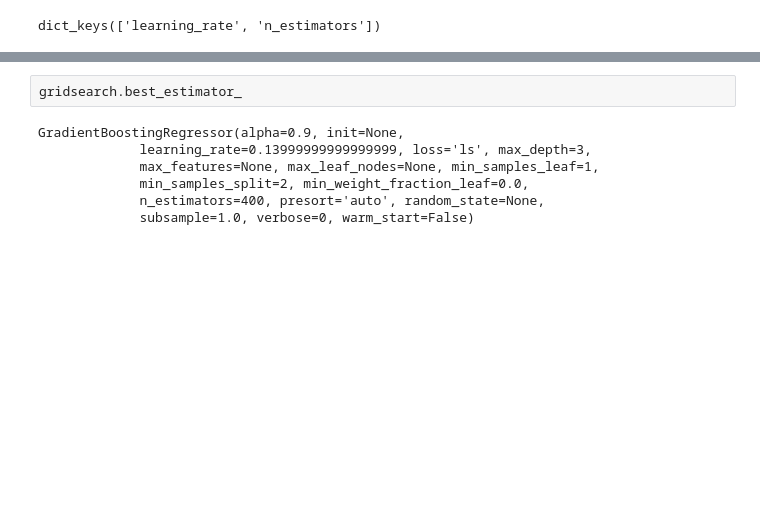
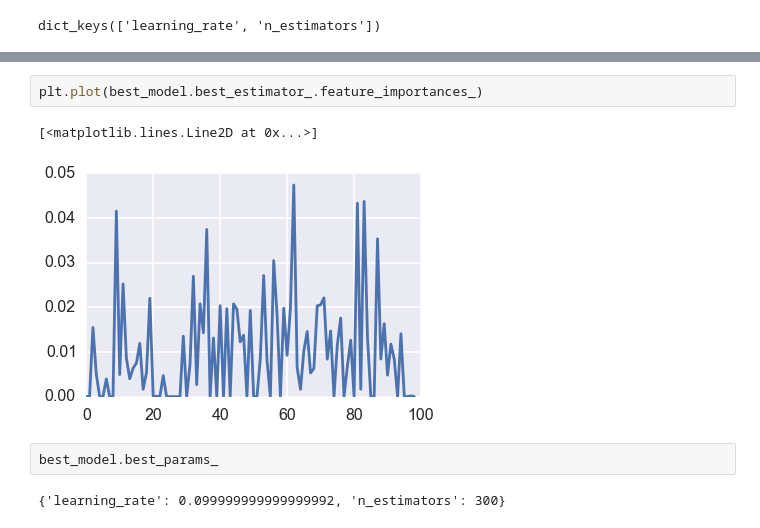
Before and after one commit to ericmjl/genomic-surveillance-dashboard, a Jupyter notebook: notebooks/automated-ensemble-selection.ipynb, the cells around one changed output, grey strips where cells are left out. Drawn from its saved outputs; the diff is of its cells as text; blank space fills up the shorter version.

```diff
--- a/notebooks/automated-ensemble-selection.ipynb
+++ b/notebooks/automated-ensemble-selection.ipynb
@@ -124,9 +180,9 @@ n_estimators
-# %%
-gridsearch.best_estimator_
-# %% [output]
-GradientBoostingRegressor(alpha=0.9, init=None,
-             learning_rate=0.13999999999999999, loss='ls', max_depth=3,
-             max_features=None, max_leaf_nodes=None, min_samples_leaf=1,
-             min_samples_split=2, min_weight_fraction_leaf=0.0,
-             n_estimators=400, presort='auto', random_state=None,
-             subsample=1.0, verbose=0, warm_start=False)
+# %%
+plt.plot(best_model.best_estimator_.feature_importances_)
+# %% [output]
+[<matplotlib.lines.Line2D at 0x...>]
+[figure, added]
+# %%
+best_model.best_params_
+# %% [output]
+{'learning_rate': 0.099999999999999992, 'n_estimators': 300}
```
Also changed, not shown: parts of 18 cells of this notebook.
